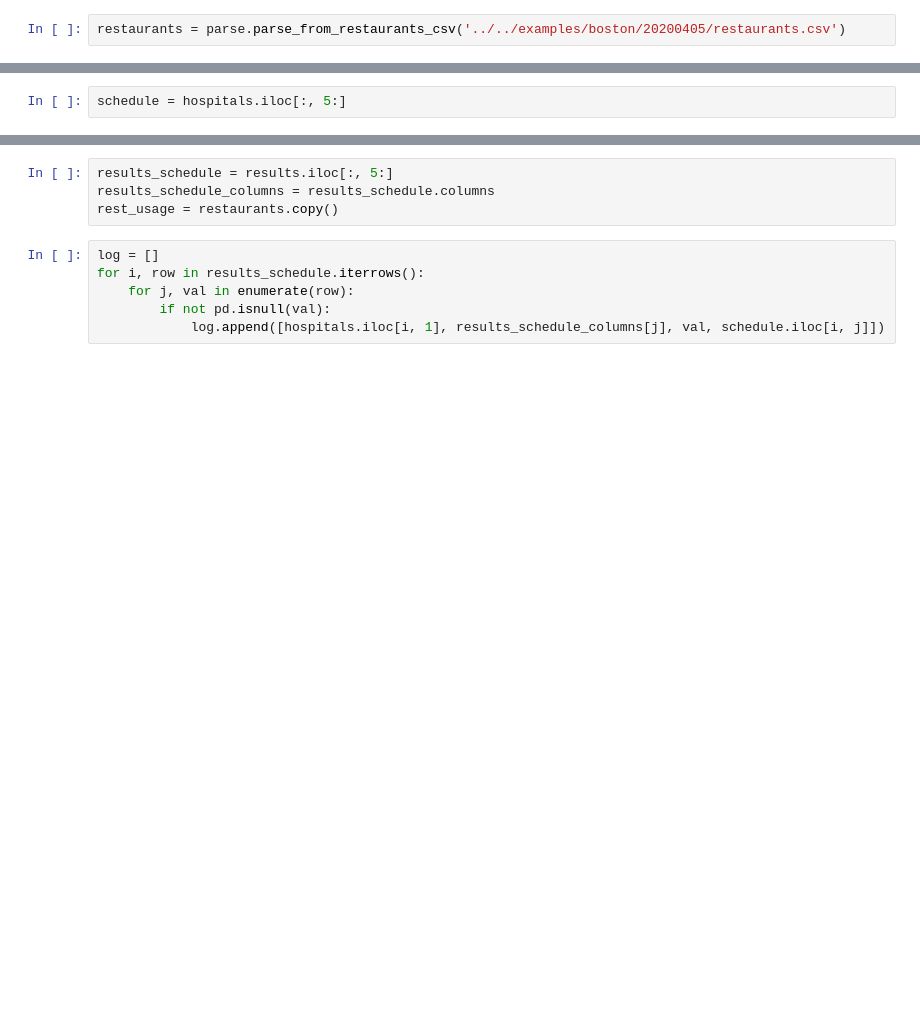
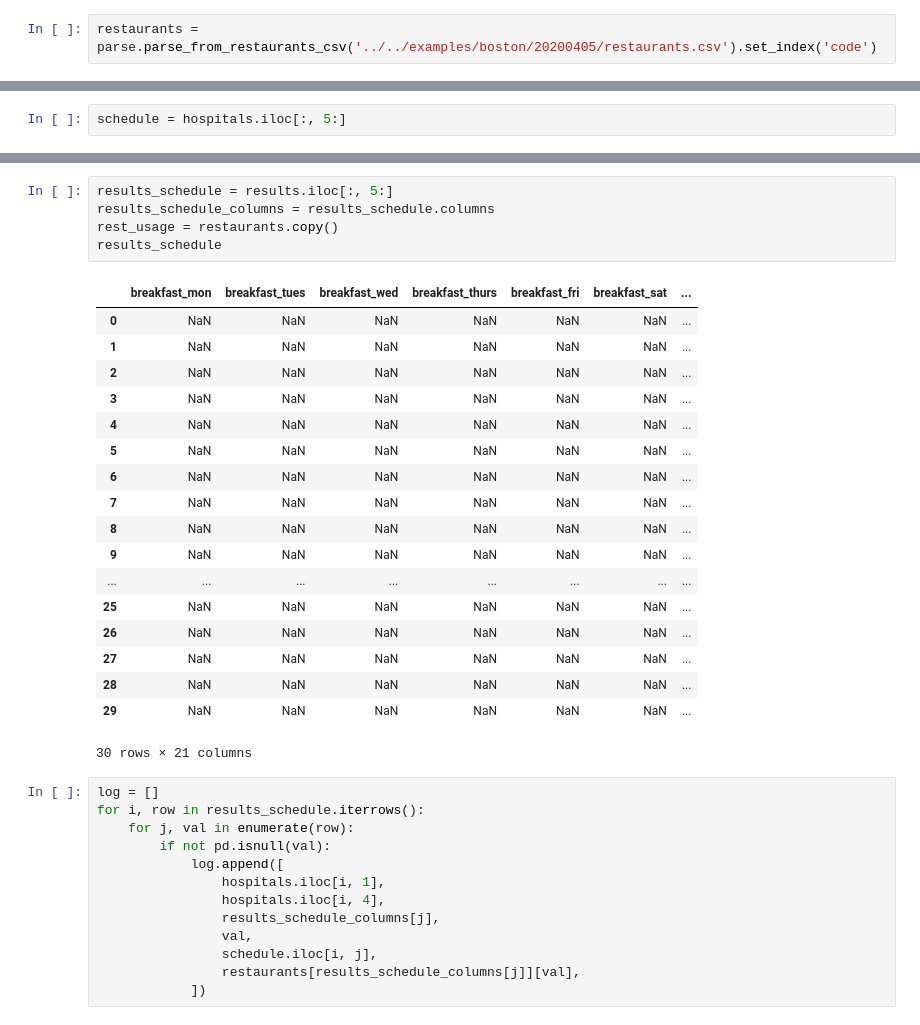
Before and after one commit to wilkesybear/otp-scheduler, a Jupyter notebook: src/notebooks/Sandbox.ipynb, the cells around one changed output, grey strips where cells are left out. Drawn from its saved outputs; the diff is of its cells as text; blank space fills up the shorter version.

```diff
--- a/src/notebooks/Sandbox.ipynb
+++ b/src/notebooks/Sandbox.ipynb
@@ -11,3 +21,3 @@ from src import parse
 # %%
-restaurants = parse.parse_from_restaurants_csv('../../examples/boston/20200405/restaurants.csv')
+restaurants = parse.parse_from_restaurants_csv('../../examples/boston/20200405/restaurants.csv').set_index('code')
 # %%
@@ -34,11 +109,38 @@ results = parse.parse_from_results_csv('../../examples/boston/20200405/results.c
 # %%
 results_schedule = results.iloc[:, 5:]
 results_schedule_columns = results_schedule.columns
 rest_usage = restaurants.copy()
+results_schedule
+# %% [output]
+|  | breakfast_mon | breakfast_tues | breakfast_wed | breakfast_thurs | breakfast_fri | breakfast_sat | ... |
+| 0 | NaN | NaN | NaN | NaN | NaN | NaN | ... |
+| 1 | NaN | NaN | NaN | NaN | NaN | NaN | ... |
+| 2 | NaN | NaN | NaN | NaN | NaN | NaN | ... |
+| 3 | NaN | NaN | NaN | NaN | NaN | NaN | ... |
+| 4 | NaN | NaN | NaN | NaN | NaN | NaN | ... |
+| 5 | NaN | NaN | NaN | NaN | NaN | NaN | ... |
+| 6 | NaN | NaN | NaN | NaN | NaN | NaN | ... |
+| 7 | NaN | NaN | NaN | NaN | NaN | NaN | ... |
+| 8 | NaN | NaN | NaN | NaN | NaN | NaN | ... |
+| 9 | NaN | NaN | NaN | NaN | NaN | NaN | ... |
+| ... | ... | ... | ... | ... | ... | ... | ... |
+| 25 | NaN | NaN | NaN | NaN | NaN | NaN | ... |
+| 26 | NaN | NaN | NaN | NaN | NaN | NaN | ... |
+| 27 | NaN | NaN | NaN | NaN | NaN | NaN | ... |
+| 28 | NaN | NaN | NaN | NaN | NaN | NaN | ... |
+| 29 | NaN | NaN | NaN | NaN | NaN | NaN | ... |
+30 rows × 21 columns
 # %%
 log = []
 for i, row in results_schedule.iterrows():
     for j, val in enumerate(row):
         if not pd.isnull(val):
-            log.append([hospitals.iloc[i, 1], results_schedule_columns[j], val, schedule.iloc[i, j]])
+            log.append([
+                hospitals.iloc[i, 1],
+                hospitals.iloc[i, 4],
+                results_schedule_columns[j],
+                val,
+                schedule.iloc[i, j],
+                restaurants[results_schedule_columns[j]][val],
+            ])
 # %%
```
Also changed, not shown: parts of 32 cells of this notebook, 5 other files.
